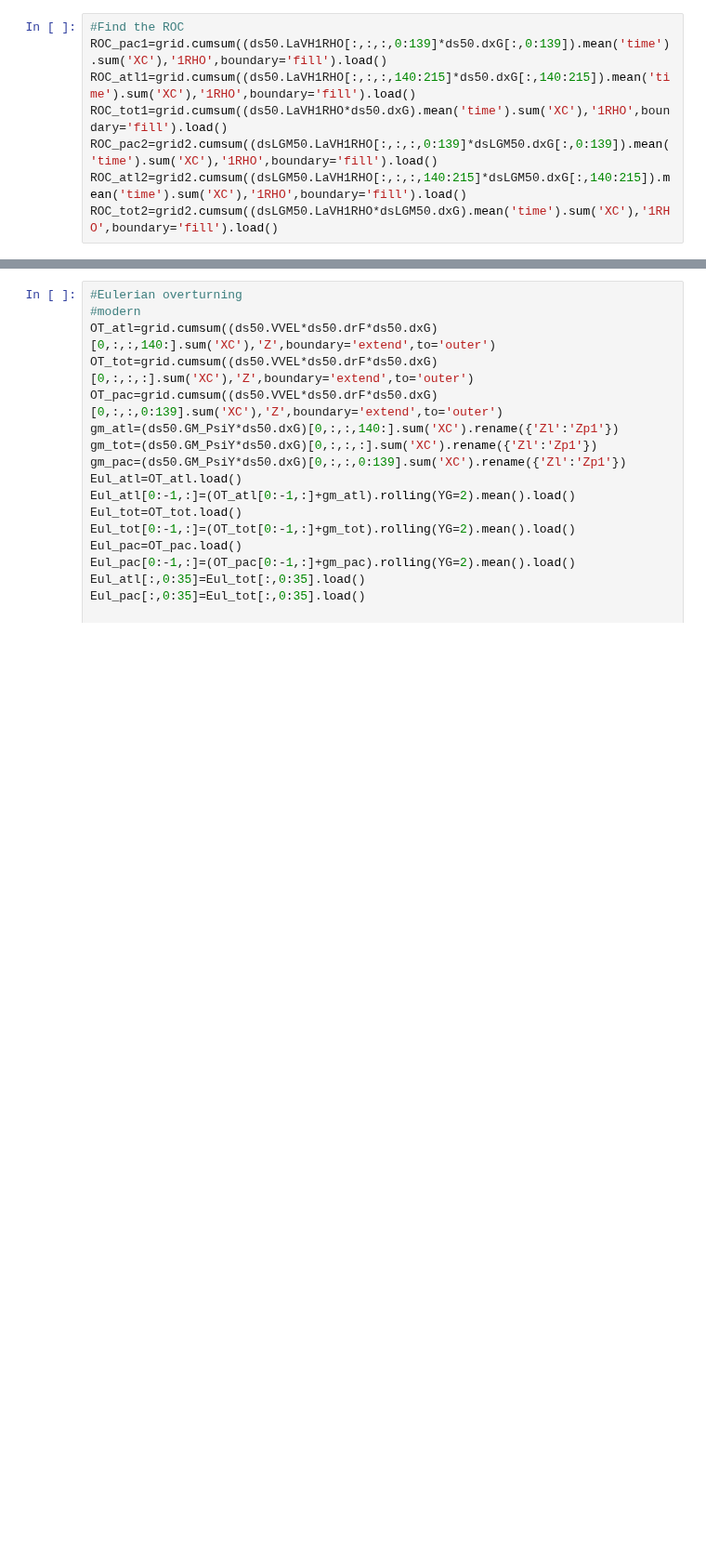
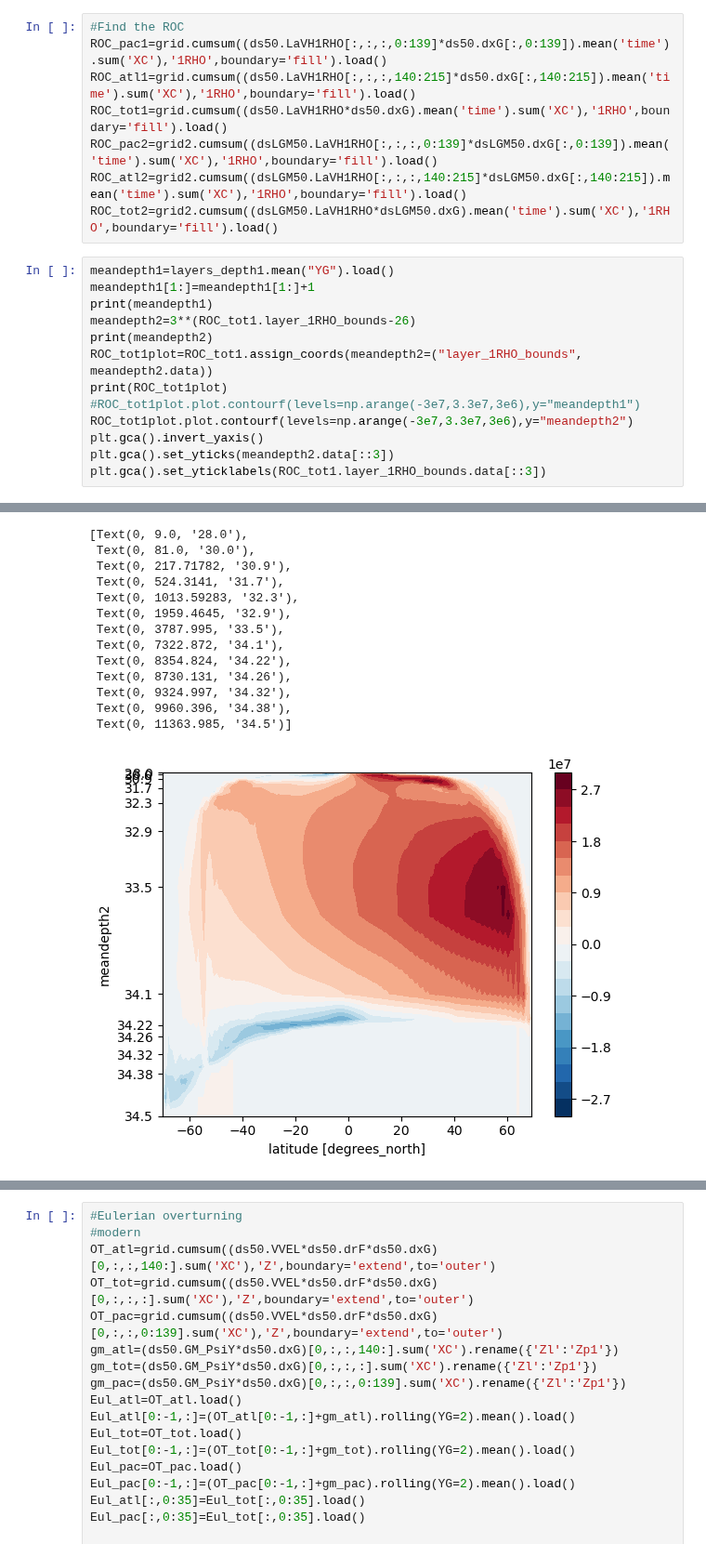
Before and after one commit to anthony-meza/test_age_framework, a Jupyter notebook: LGM.ipynb, the cells around one changed output, grey strips where cells are left out. Shown at 93% size. Drawn from its saved outputs; the diff is of its cells as text; blank space fills up the shorter version.

```diff
--- a/LGM.ipynb
+++ b/LGM.ipynb
@@ -107,3 +106,17 @@ ROC_tot1=grid.cumsum((ds50.LaVH1RHO*ds50.dxG).mean('time').sum('XC'),'1RHO',boun
 ROC_pac2=grid2.cumsum((dsLGM50.LaVH1RHO[:,:,:,0:139]*dsLGM50.dxG[:,0:139]).mean('time').sum('XC'),'1RHO',boundary='fill').load()
 ROC_atl2=grid2.cumsum((dsLGM50.LaVH1RHO[:,:,:,140:215]*dsLGM50.dxG[:,140:215]).mean('time').sum('XC'),'1RHO',boundary='fill').load()
 ROC_tot2=grid2.cumsum((dsLGM50.LaVH1RHO*dsLGM50.dxG).mean('time').sum('XC'),'1RHO',boundary='fill').load()
+# %%
+meandepth1=layers_depth1.mean("YG").load()
+meandepth1[1:]=meandepth1[1:]+1
+print(meandepth1)
+meandepth2=3**(ROC_tot1.layer_1RHO_bounds-26)
+print(meandepth2)
+ROC_tot1plot=ROC_tot1.assign_coords(meandepth2=("layer_1RHO_bounds", meandepth2.data))
+print(ROC_tot1plot)
+#ROC_tot1plot.plot.contourf(levels=np.arange(-3e7,3.3e7,3e6),y="meandepth1")
+ROC_tot1plot.plot.contourf(levels=np.arange(-3e7,3.3e7,3e6),y="meandepth2")
+plt.gca().invert_yaxis()
+plt.gca().set_yticks(meandepth2.data[::3])
+plt.gca().set_yticklabels(ROC_tot1.layer_1RHO_bounds.data[::3])
+# %% [output]
@@ -109,0 +140,14 @@ ROC_tot2=grid2.cumsum((dsLGM50.LaVH1RHO*dsLGM50.dxG).mean('time').sum('XC'),'1RH
+[Text(0, 9.0, '28.0'),
+ Text(0, 81.0, '30.0'),
+ Text(0, 217.71782, '30.9'),
+ Text(0, 524.3141, '31.7'),
+ Text(0, 1013.59283, '32.3'),
+ Text(0, 1959.4645, '32.9'),
+ Text(0, 3787.995, '33.5'),
+ Text(0, 7322.872, '34.1'),
+ Text(0, 8354.824, '34.22'),
+ Text(0, 8730.131, '34.26'),
+ Text(0, 9324.997, '34.32'),
+ Text(0, 9960.396, '34.38'),
+ Text(0, 11363.985, '34.5')]
+[figure, added]
```
Also changed, not shown: parts of 21 cells of this notebook.
